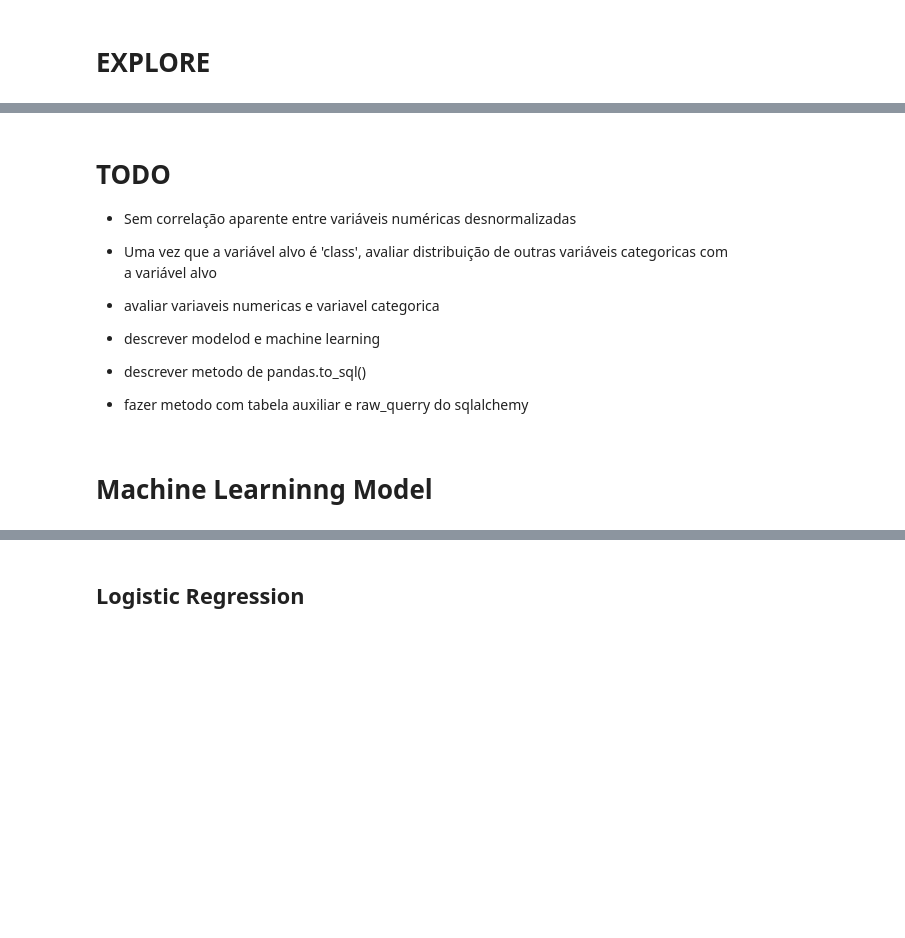
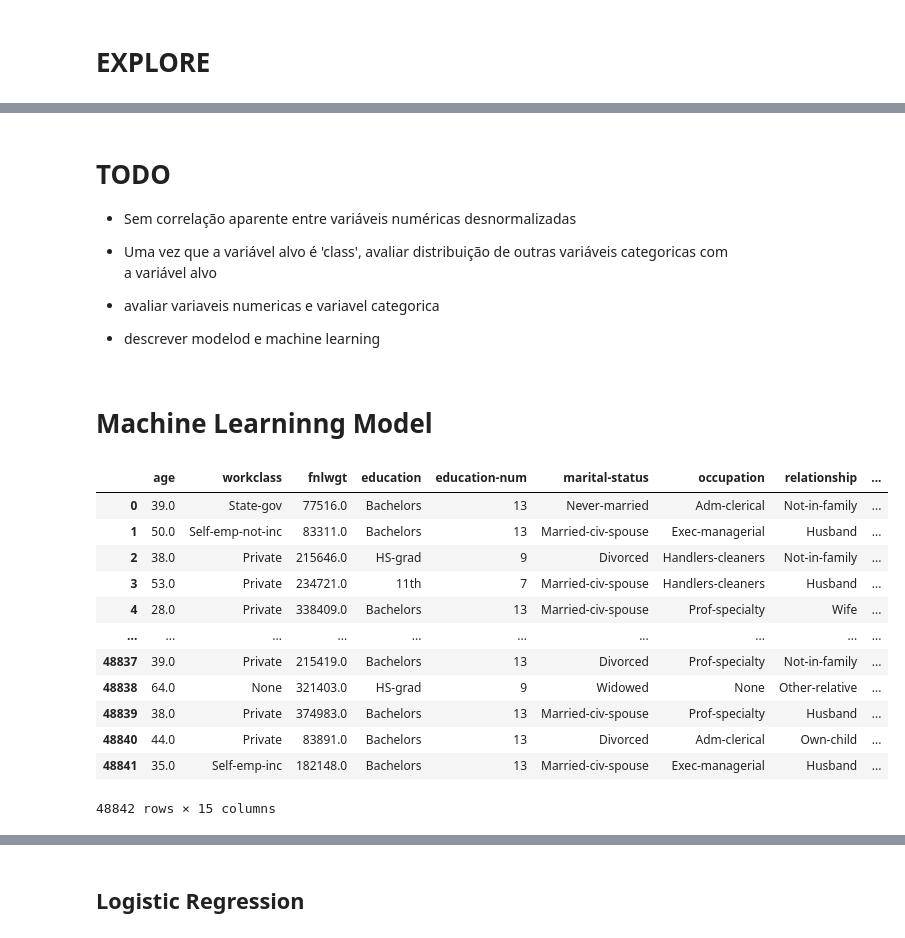
Before and after one commit to clicksign/python-dev-test, a Jupyter notebook: EDA.ipynb, the cells around one changed output, grey strips where cells are left out. Drawn from its saved outputs; the diff is of its cells as text; code cells hidden in the pictures; blank space fills up the shorter version.

```diff
--- a/EDA.ipynb
+++ b/EDA.ipynb
@@ -282,9 +418,22 @@ sns.pairplot(df)
  - avaliar variaveis numericas e variavel categorica
 
  - descrever modelod e machine learning
-
- - descrever metodo de pandas.to_sql()
- - fazer metodo com tabela auxiliar e raw_querry do sqlalchemy
 # %% [markdown]
 # Machine Learninng Model
+# %%
+df
+# %% [output]
+|  | age | workclass | fnlwgt | education | education-num | marital-status | occupation | relationship | ... |
+| 0 | 39.0 | State-gov | 77516.0 | Bachelors | 13 | Never-married | Adm-clerical | Not-in-family | ... |
+| 1 | 50.0 | Self-emp-not-inc | 83311.0 | Bachelors | 13 | Married-civ-spouse | Exec-managerial | Husband | ... |
+| 2 | 38.0 | Private | 215646.0 | HS-grad | 9 | Divorced | Handlers-cleaners | Not-in-family | ... |
+| 3 | 53.0 | Private | 234721.0 | 11th | 7 | Married-civ-spouse | Handlers-cleaners | Husband | ... |
+| 4 | 28.0 | Private | 338409.0 | Bachelors | 13 | Married-civ-spouse | Prof-specialty | Wife | ... |
+| ... | ... | ... | ... | ... | ... | ... | ... | ... | ... |
+| 48837 | 39.0 | Private | 215419.0 | Bachelors | 13 | Divorced | Prof-specialty | Not-in-family | ... |
+| 48838 | 64.0 | None | 321403.0 | HS-grad | 9 | Widowed | None | Other-relative | ... |
+| 48839 | 38.0 | Private | 374983.0 | Bachelors | 13 | Married-civ-spouse | Prof-specialty | Husband | ... |
+| 48840 | 44.0 | Private | 83891.0 | Bachelors | 13 | Divorced | Adm-clerical | Own-child | ... |
+| 48841 | 35.0 | Self-emp-inc | 182148.0 | Bachelors | 13 | Married-civ-spouse | Exec-managerial | Husband | ... |
+48842 rows × 15 columns
 # %%
```
Also changed, not shown: parts of 28 cells of this notebook, 1 other file.
